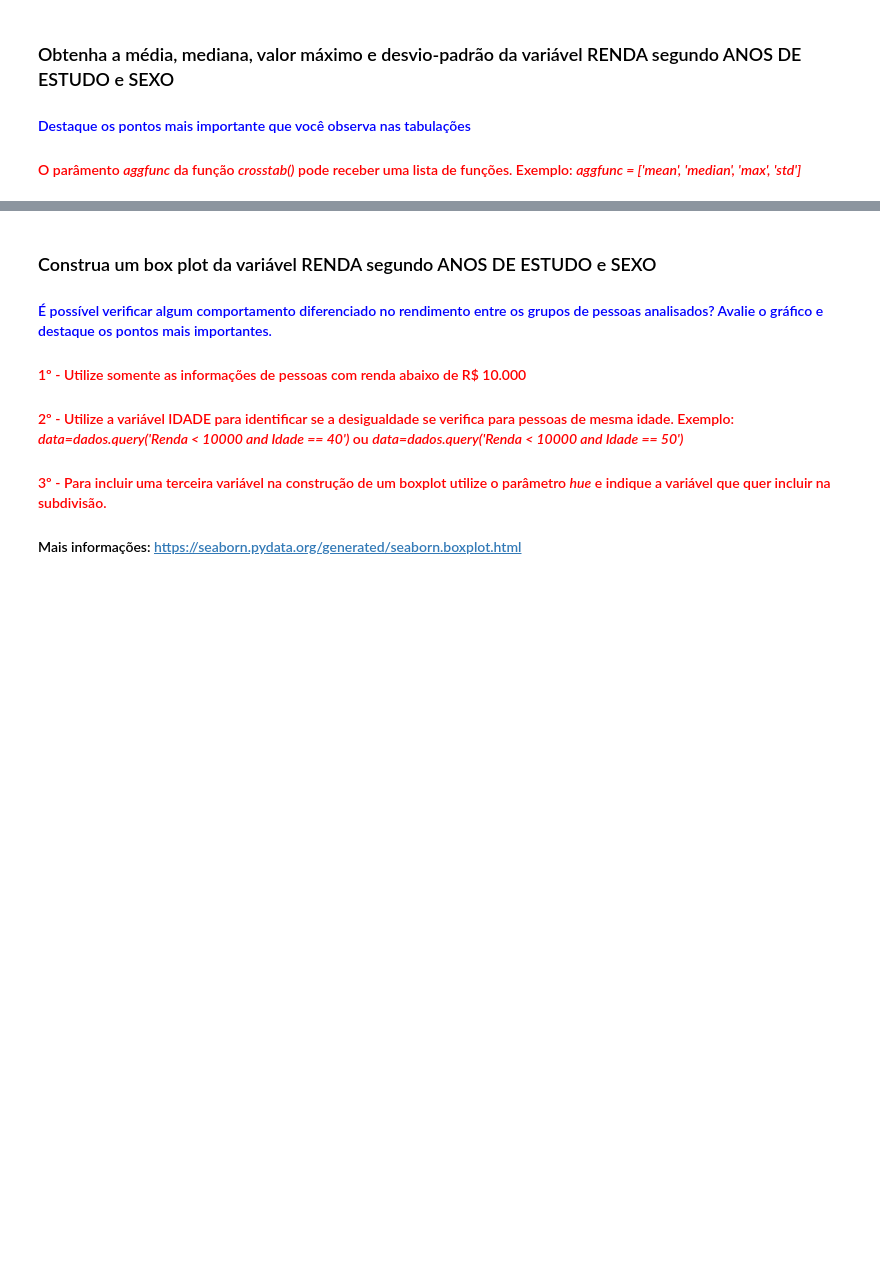
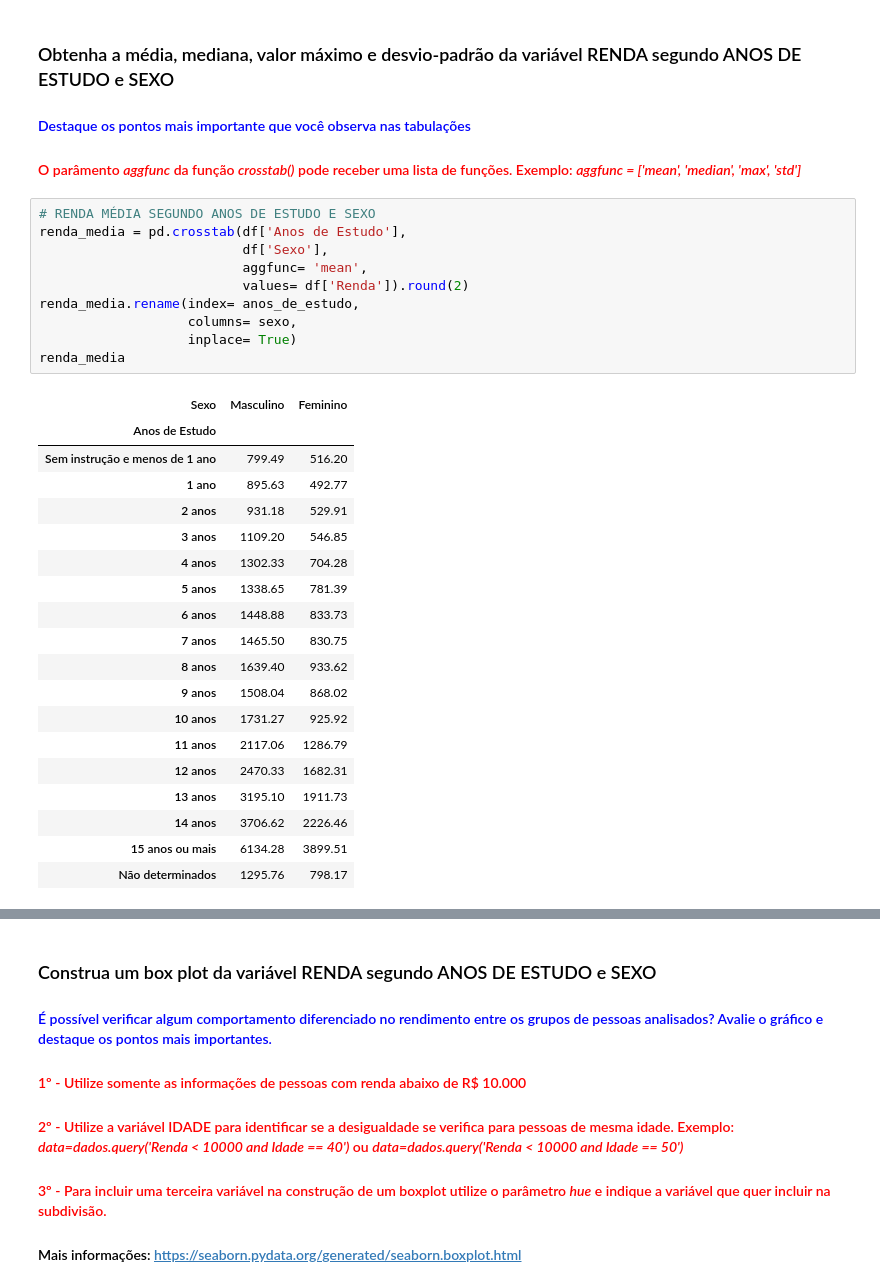
Before and after one commit to albertomendess/Estudos, a Jupyter notebook: Análise_Descritiva.ipynb, the cells around one changed output, grey strips where cells are left out. Saved outputs shown, nothing was run; the diff lists cells and outputs as text; blank space fills up the shorter version.

```diff
--- a/Análise_Descritiva.ipynb
+++ b/Análise_Descritiva.ipynb
@@ -701,3 +708,33 @@ from scipy import stats
 ### Obtenha a média, mediana, valor máximo e desvio-padrão da variável RENDA segundo ANOS DE ESTUDO e SEXO
 #### <font color='blue'>Destaque os pontos mais importante que você observa nas tabulações</font>
 #### <font color='red'>O parâmento <i>aggfunc</i> da função <i>crosstab()</i> pode receber uma lista de funções. Exemplo: <i>aggfunc = ['mean', 'median', 'max', 'std']</i></font>
+# %%
+# RENDA MÉDIA SEGUNDO ANOS DE ESTUDO E SEXO
+renda_media = pd.crosstab(df['Anos de Estudo'],
+                          df['Sexo'],
+                          aggfunc= 'mean',
+                          values= df['Renda']).round(2)
+renda_media.rename(index= anos_de_estudo,
+                   columns= sexo,
+                   inplace= True)
+renda_media
+# %% [output]
+| Sexo | Masculino | Feminino |
+| Anos de Estudo |  |  |
+| Sem instrução e menos de 1 ano | 799.49 | 516.20 |
+| 1 ano | 895.63 | 492.77 |
+| 2 anos | 931.18 | 529.91 |
+| 3 anos | 1109.20 | 546.85 |
+| 4 anos | 1302.33 | 704.28 |
+| 5 anos | 1338.65 | 781.39 |
+| 6 anos | 1448.88 | 833.73 |
+| 7 anos | 1465.50 | 830.75 |
+| 8 anos | 1639.40 | 933.62 |
+| 9 anos | 1508.04 | 868.02 |
+| 10 anos | 1731.27 | 925.92 |
+| 11 anos | 2117.06 | 1286.79 |
+| 12 anos | 2470.33 | 1682.31 |
+| 13 anos | 3195.10 | 1911.73 |
+| 14 anos | 3706.62 | 2226.46 |
+| 15 anos ou mais | 6134.28 | 3899.51 |
+| Não determinados | 1295.76 | 798.17 |
```
Also changed, not shown: parts of 8 cells of this notebook.
